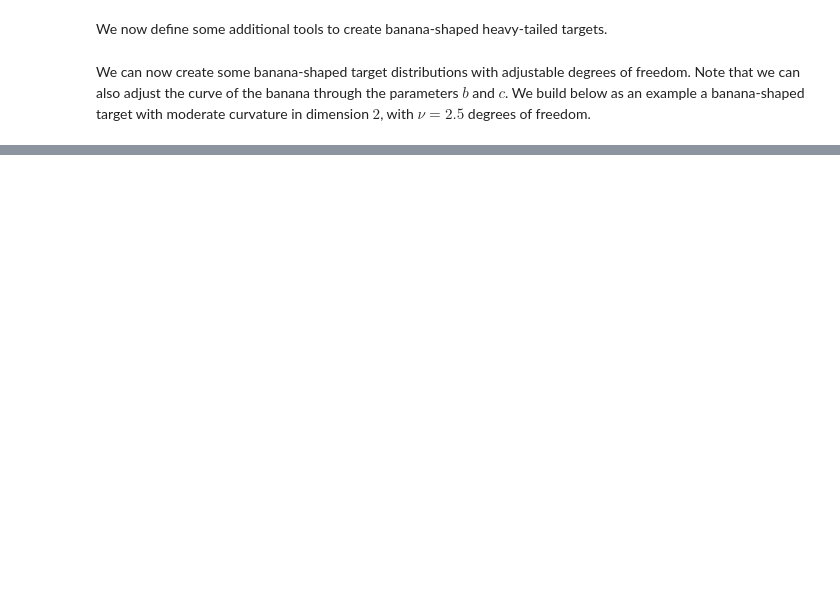
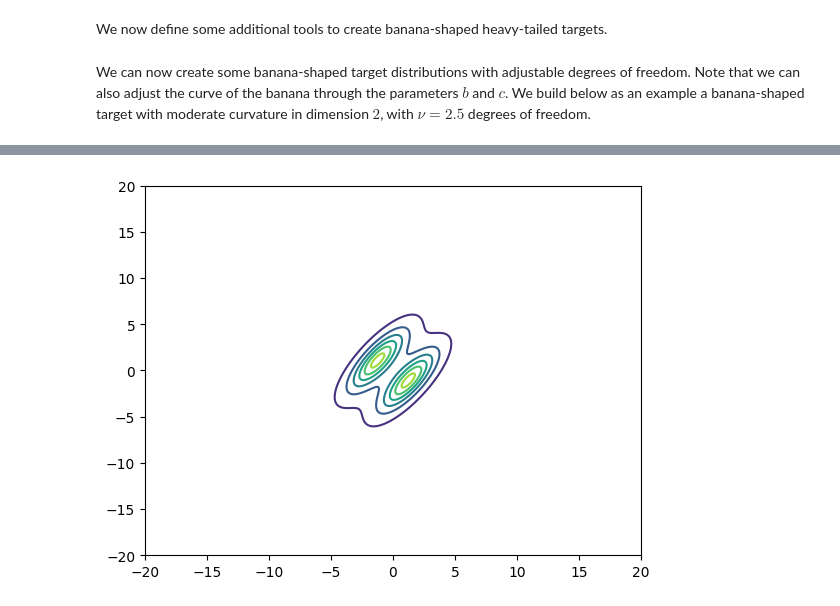
Before and after one commit to nicola144/ais-heavy-tails, a Jupyter notebook: SyntheticTargets.ipynb, the cells around one changed output, grey strips where cells are left out. Drawn from its saved outputs; the diff is of its cells as text; code cells hidden in the pictures; blank space fills up the shorter version.

```diff
--- a/SyntheticTargets.ipynb
+++ b/SyntheticTargets.ipynb
@@ -106,0 +110,15 @@ plt.show()
+# %%
+def unnormalized_logpdf_mixture(x, dof, loc_1, loc_2, inv_shape):
+    d = len(x)
+    assert len(loc) == d and np.shape(inv_shape) == (d,d)
+
+    gap_1 = x - loc_1
+    gap_2 = x - loc_2
+
+    unnormalized_pdf = (1 + (1/dof) * np.inner(gap_1,inv_shape@gap_1))**(-0.5*(dof+d)) + (1 + (1/dof) * np.inner(gap_2,inv_shape@gap_2))**(-0.5*(dof+d))
+
+    return np.log(0.5*unnormalized_pdf)
+# %%
+def normalization_mixture(d, dof, shape):
+    assert d >= 2
+    return normalization_Student(d, dof, shape)
@@ -106,0 +127,32 @@ plt.show()
+# %%
+d = 2
+dof = 2.5
+condition_nb = 10
+shape = matrix_condition(d,condition_nb)
+inv_shape = np.linalg.inv(shape)
+loc_1 = np.random.uniform(-2,2,d)
+loc_2 = -loc_1
+
+Z = normalization_mixture(d, dof, shape)
+log_pi_tilde = lambda x: unnormalized_logpdf_mixture(x, dof, loc_1, loc_2, inv_shape)
+# %%
+# Generate a grid of points
+nb_points = 500
+X = np.linspace(-20, 20, nb_points)
+Y = np.linspace(-20, 20, nb_points)
+
+
+pdf = np.zeros((nb_points, nb_points))
+for i in range(nb_points):
+    for j in range(nb_points):
+        pdf[j,i] = np.exp(log_pi_tilde([X[i], Y[j]])) / Z
+
+
+# plot
+fig, ax = plt.subplots()
+
+ax.contour(X, Y, pdf)
+
+plt.show()
+# %% [output]
+[figure, added]
```
Also changed, not shown: parts of 5 cells of this notebook.
